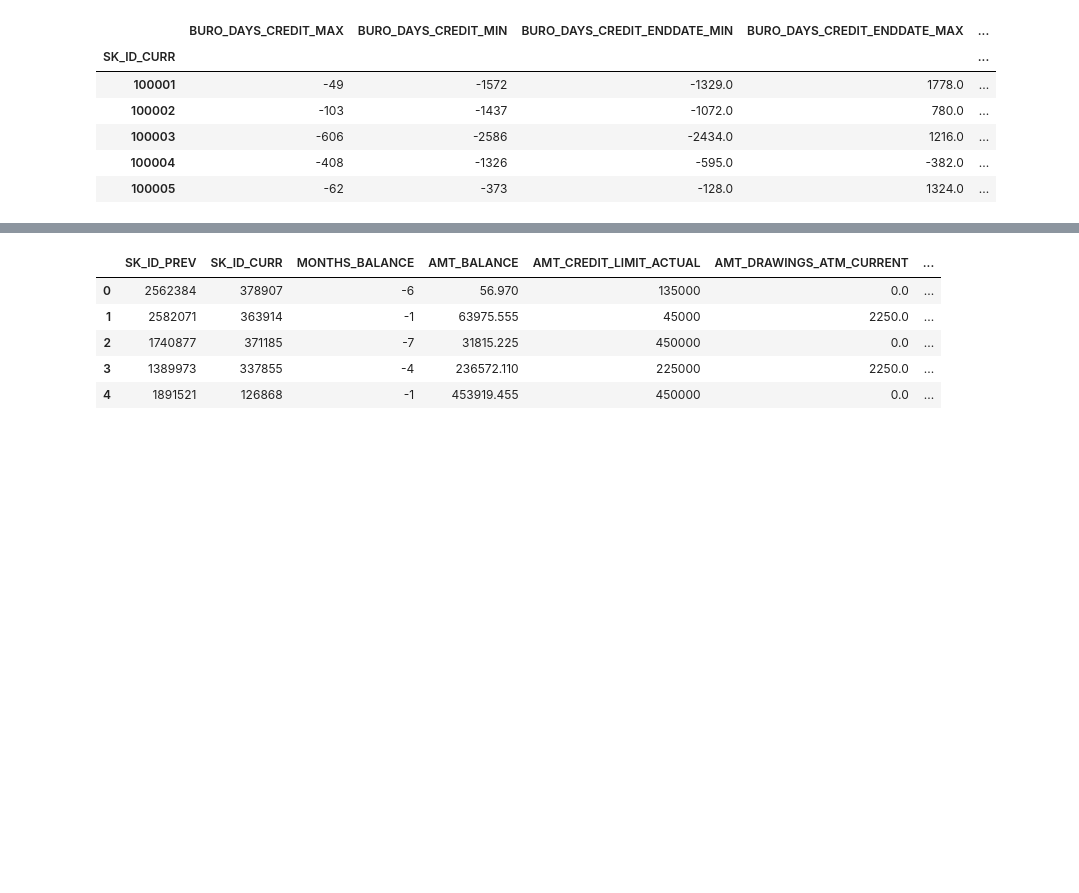
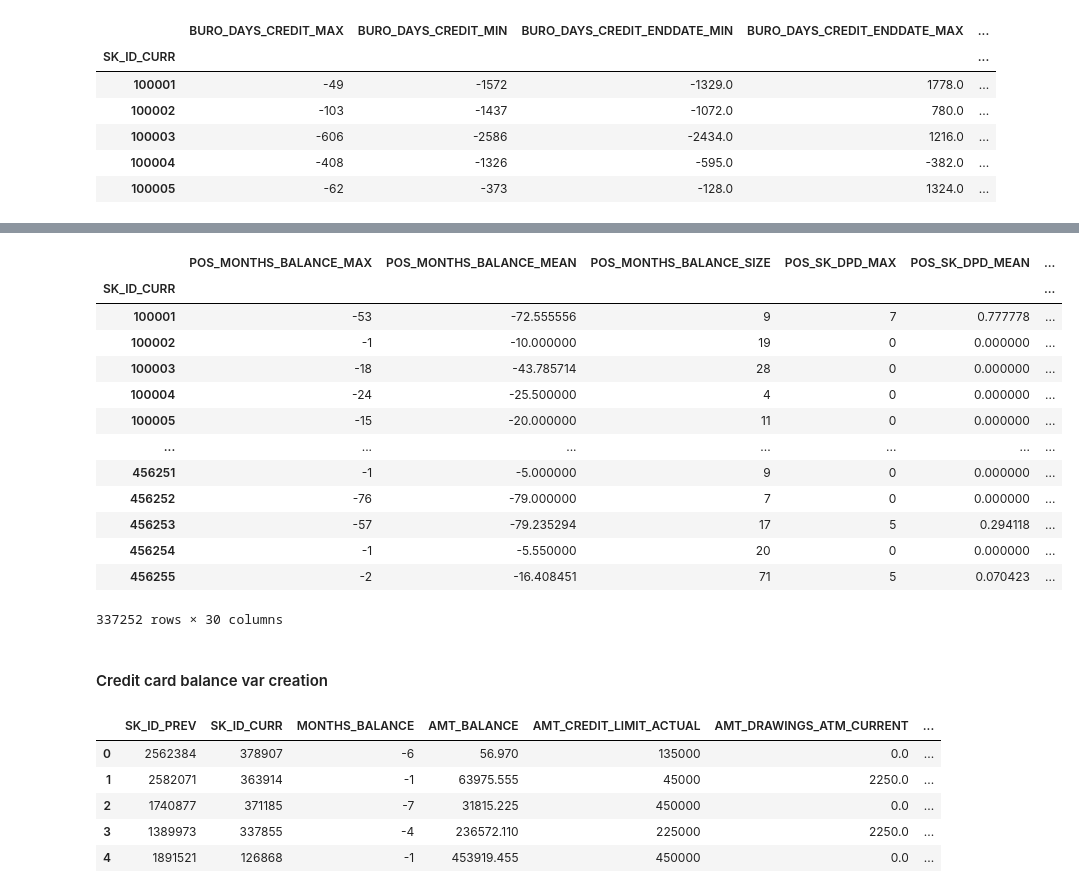
Before and after one commit to keyurpethad/home-credit-default-risk, a Jupyter notebook: Data_prep.ipynb, the cells around one changed output, grey strips where cells are left out. Saved outputs shown, nothing was run; the diff lists cells and outputs as text; code cells hidden in the pictures; blank space fills up the shorter version.

```diff
--- a/Data_prep.ipynb
+++ b/Data_prep.ipynb
@@ -246,3 +245,50 @@ bureau_agg.head()
+# %%
+pos, cat_cols = one_hot_encoder(POS_CASH_balance, nan_as_category= True)
+# Features
+aggregations1 = {
+    'MONTHS_BALANCE': ['max', 'mean', 'size'],
+    'SK_DPD': ['max', 'mean'],
+    'SK_DPD_DEF': ['max', 'mean'],
+    'CNT_INSTALMENT': ['max', 'mean']
+}
+aggregations2 = dict()
+for cat in cat_cols:
+    aggregations2[cat] = ['mean']
+
+#For All contracts
+pos_agg = pos.groupby('SK_ID_CURR').agg({**aggregations1, **aggregations2})
+pos_agg.columns = pd.Index(['POS_' + e[0] + "_" + e[1].upper() for e in pos_agg.columns.tolist()])
+# Count pos cash accounts
+pos_agg['POS_COUNT'] = pos.groupby('SK_ID_CURR').size()
+
+#For Active Contracts
+pos_active = pos[pos['NAME_CONTRACT_STATUS_Active']].groupby('SK_ID_CURR').agg(aggregations1)
+pos_active.columns = pd.Index(['POS_ACTIVE_' + e[0] + "_" + e[1].upper() for e in pos_active.columns.tolist()])
+# Count pos cash accounts
+pos_active['POS_ACTIVE_COUNT'] = pos[pos['NAME_CONTRACT_STATUS_Active']].groupby('SK_ID_CURR').size()
+
+pos_agg = pos_agg.join(pos_active, how='left', on='SK_ID_CURR')
+
+del pos, pos_active, aggregations1, aggregations2, cat_cols
+# %%
+pos_agg
+# %% [output]
+|  | POS_MONTHS_BALANCE_MAX | POS_MONTHS_BALANCE_MEAN | POS_MONTHS_BALANCE_SIZE | POS_SK_DPD_MAX | POS_SK_DPD_MEAN | ... |
+| SK_ID_CURR |  |  |  |  |  | ... |
+| 100001 | -53 | -72.555556 | 9 | 7 | 0.777778 | ... |
+| 100002 | -1 | -10.000000 | 19 | 0 | 0.000000 | ... |
+| 100003 | -18 | -43.785714 | 28 | 0 | 0.000000 | ... |
+| 100004 | -24 | -25.500000 | 4 | 0 | 0.000000 | ... |
+| 100005 | -15 | -20.000000 | 11 | 0 | 0.000000 | ... |
+| ... | ... | ... | ... | ... | ... | ... |
+| 456251 | -1 | -5.000000 | 9 | 0 | 0.000000 | ... |
+| 456252 | -76 | -79.000000 | 7 | 0 | 0.000000 | ... |
+| 456253 | -57 | -79.235294 | 17 | 5 | 0.294118 | ... |
+| 456254 | -1 | -5.550000 | 20 | 0 | 0.000000 | ... |
+| 456255 | -2 | -16.408451 | 71 | 5 | 0.070423 | ... |
+337252 rows × 30 columns
+# %% [markdown]
+#### Credit card balance var creation
 # %%
 credit_card_balance.head()
 # %% [output]
```
Also changed, not shown: parts of 20 cells of this notebook.
